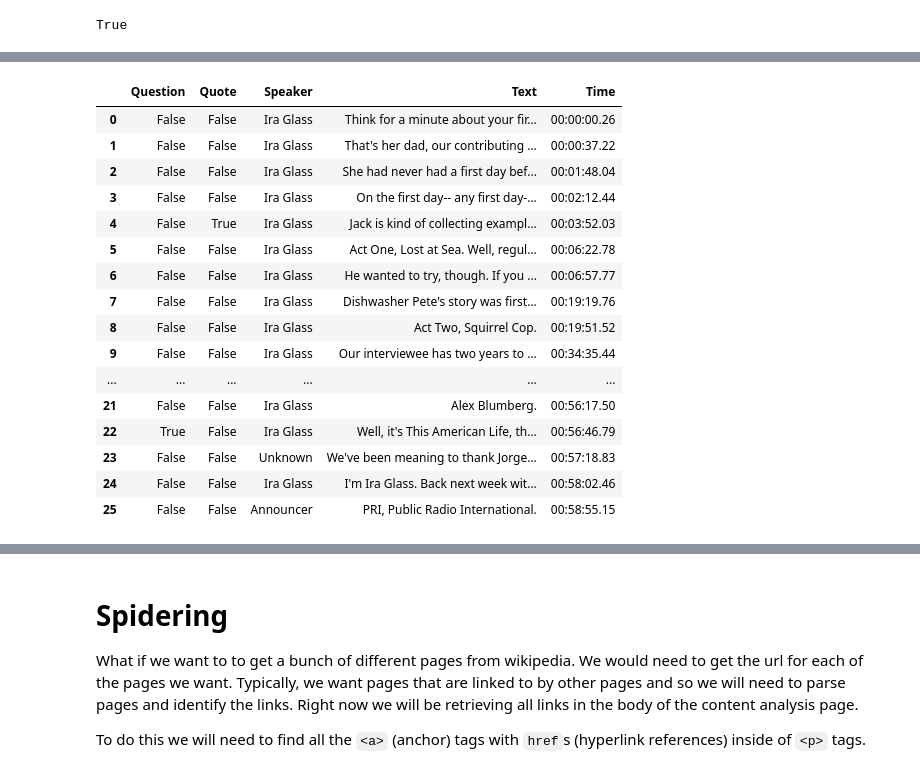
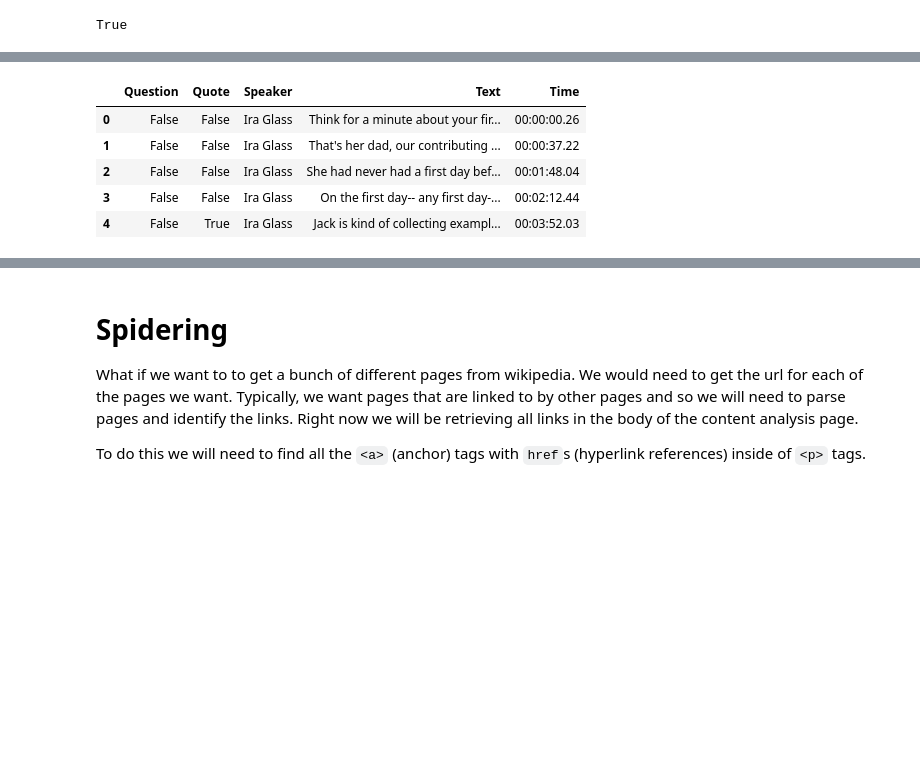
Before and after one commit to laurenjli/Content-Analysis-2020, a Jupyter notebook: week-1/1-intro.ipynb, the cells around one changed output, grey strips where cells are left out. Drawn from its saved outputs; the diff is of its cells as text; code cells hidden in the pictures; blank space fills up the shorter version.

```diff
--- a/week-1/1-intro.ipynb
+++ b/week-1/1-intro.ipynb
@@ -252,5 +242,0 @@ for t in host_content[:5]:
-# %%
-# Subject
-guest_content = soup.body.findAll("div", {"class": "subject"})
-for t in guest_content[:5]:
-    print(t)
@@ -360,10 +301,10 @@ results
 # %% [markdown]
 Regex 4: Identify where there are question marks
 # %%
-special = '\?'
+question = '\?'
 results = set()
 for t in contentPTags:
-    match = re.search(special, t.text)
+    match = re.search(question, t.text)
     if match:
         print(True)
         break
@@ -374,9 +315,11 @@ Regex 5: Identify if there are numbers in the text
 # %%
-num = '\d+'
+special = '[@#$%^&*{}|<>]'
 results = set()
 for t in contentPTags:
-    match = re.search(num, t.text)
+    match = re.search(special, t.text)
     if match:
-        print(True)
-        break
+        print('Original text: {}'.format(t.text))
+        text = re.sub(special, '', t.text)
+        print()
+        print('New text: {}'.format(text))
 # %% [output]
@@ -397,11 +342,18 @@ def mk_dataframe(content):
         text = t.p.text
         # remove bracket from text
         bracket ='\[(.*?)\]'
-        bracket_match = re.search(bracket1, text)
+        bracket_match = re.search(bracket, text)
         if bracket_match: # replace with text
             bracket2 = '(?<=\[).+?(?=\])'
             replace_text = re.search(bracket2, text).group(0)
             text = re.sub(r'\[(.*?)\]', replace_text, text)
+
+        # remove non-punctuation special characters
+        special = '[@#$%^&*{}|<>]'
+        special_match = re.search(special, text)
+        if special_match: # replace with empty string
+            text = re.sub(special, '', text)
+
         # check if the text contains a question
         q_pattern = '\?'
         q_search = re.search(q_pattern, text)
@@ -447,23 +388,12 @@ guest
 # %%
 host = mk_dataframe(host_content)
-host
+host.head()
 # %% [output]
 |  | Question | Quote | Speaker | Text | Time |
 | 0 | False | False | Ira Glass | Think for a minute about your fir... | 00:00:00.26 |
 | 1 | False | False | Ira Glass | That's her dad, our contributing ... | 00:00:37.22 |
 | 2 | False | False | Ira Glass | She had never had a first day bef... | 00:01:48.04 |
 | 3 | False | False | Ira Glass | On the first day-- any first day-... | 00:02:12.44 |
 | 4 | False | True | Ira Glass | Jack is kind of collecting exampl... | 00:03:52.03 |
-| 5 | False | False | Ira Glass | Act One, Lost at Sea. Well, regul... | 00:06:22.78 |
-| 6 | False | False | Ira Glass | He wanted to try, though. If you ... | 00:06:57.77 |
-| 7 | False | False | Ira Glass | Dishwasher Pete's story was first... | 00:19:19.76 |
-| 8 | False | False | Ira Glass | Act Two, Squirrel Cop. | 00:19:51.52 |
-| 9 | False | False | Ira Glass | Our interviewee has two years to ... | 00:34:35.44 |
-| ... | ... | ... | ... | ... | ... |
-| 21 | False | False | Ira Glass | Alex Blumberg. | 00:56:17.50 |
-| 22 | True | False | Ira Glass | Well, it's This American Life, th... | 00:56:46.79 |
-| 23 | False | False | Unknown | We've been meaning to thank Jorge... | 00:57:18.83 |
-| 24 | False | False | Ira Glass | I'm Ira Glass. Back next week wit... | 00:58:02.46 |
-| 25 | False | False | Announcer | PRI, Public Radio International. | 00:58:55.15 |
 # %%
 df = pandas.concat([guest,host]).reset_index()
```
Also changed, not shown: parts of 19 cells of this notebook.
